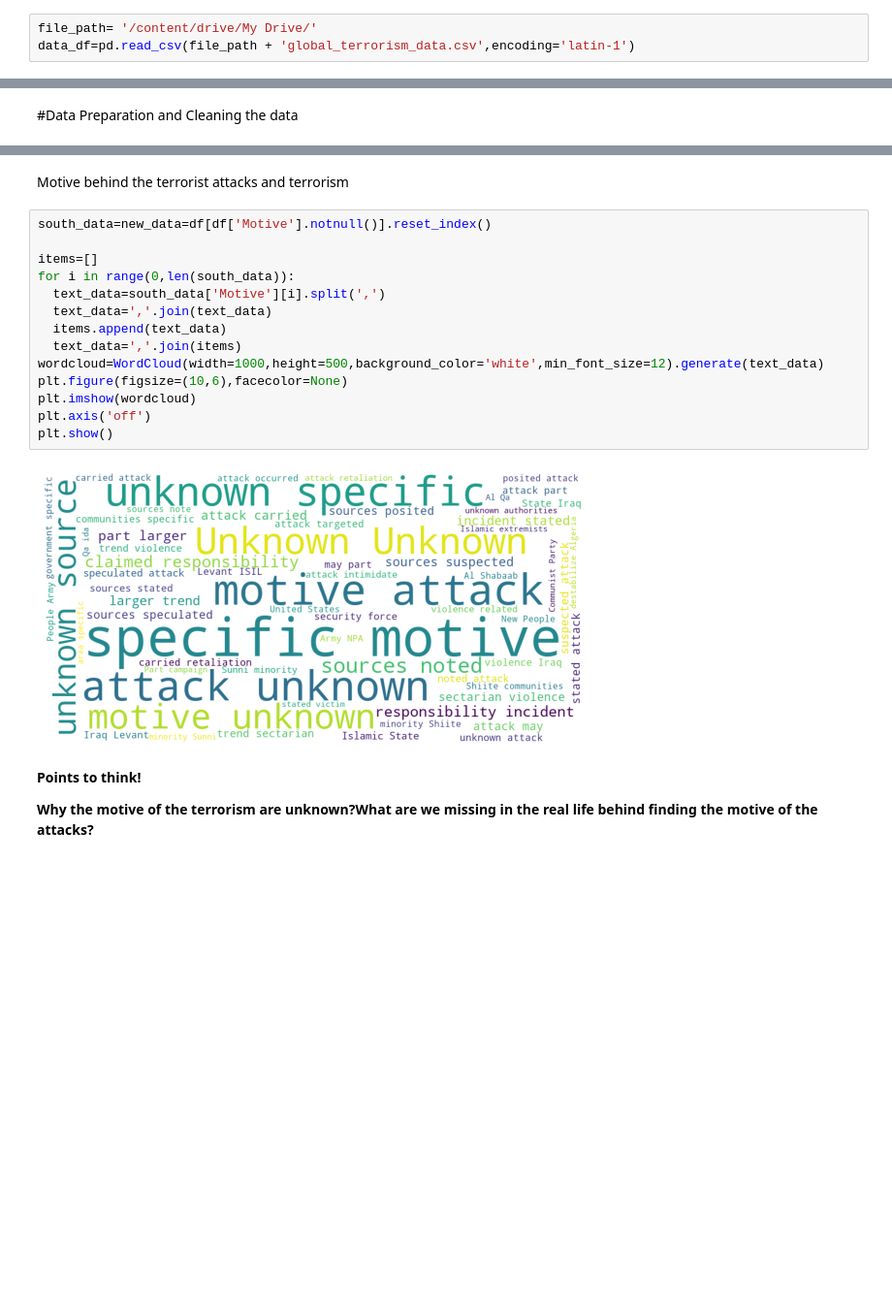
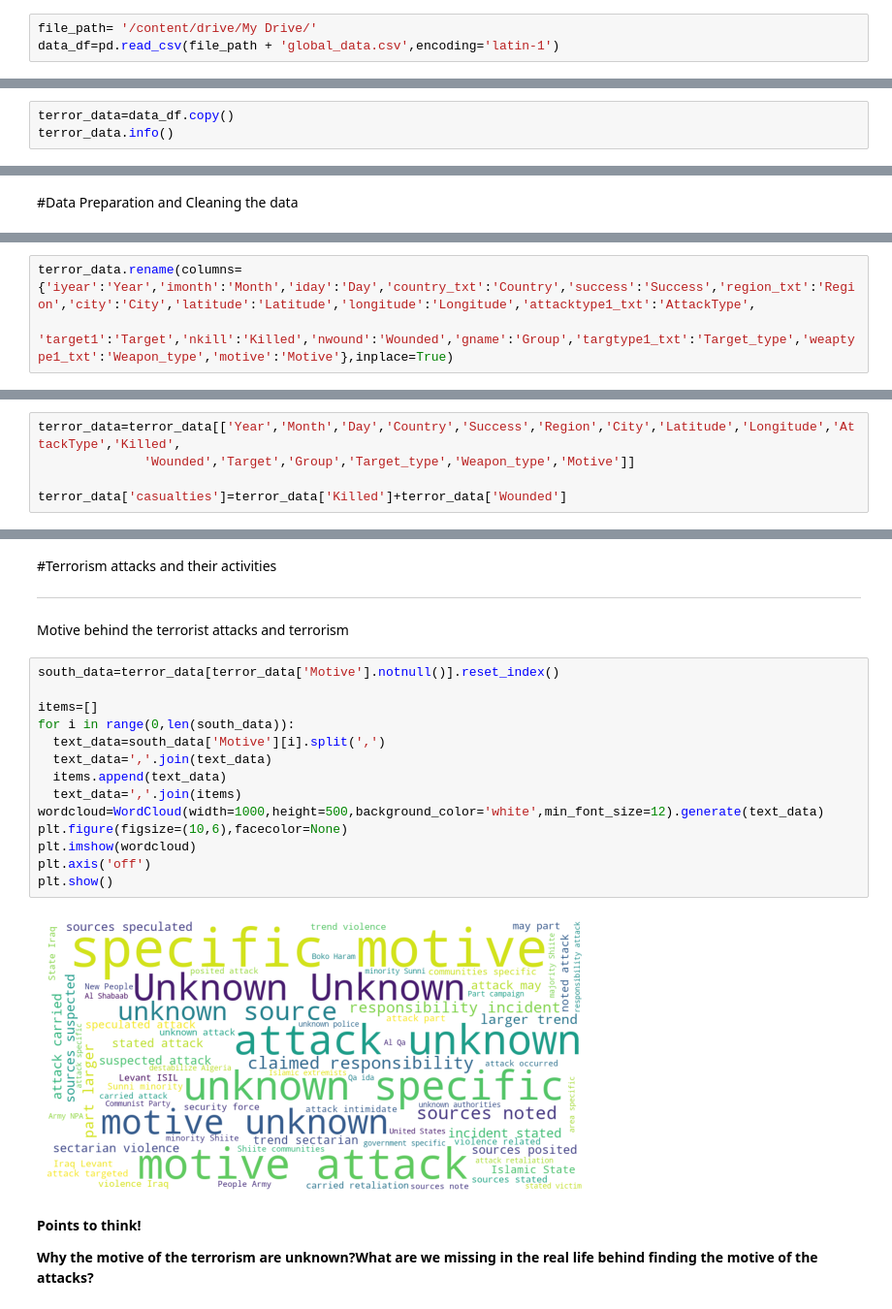
Before and after one commit to rohitrv8922/global-terrorism-analysis, a Jupyter notebook: Rohit_Verma_(_Global_Terrorism_Analysis_EDA_Capstone_Project).ipynb, the cells around one changed output, grey strips where cells are left out. Shown at 97% size. Drawn from its saved outputs; the diff is of its cells as text; blank space fills up the shorter version.

```diff
--- a/Rohit_Verma_(_Global_Terrorism_Analysis_EDA_Capstone_Project).ipynb
+++ b/Rohit_Verma_(_Global_Terrorism_Analysis_EDA_Capstone_Project).ipynb
@@ -26,3 +32,3 @@ Mounted at /content/drive/
 # %%
 file_path= '/content/drive/My Drive/'
-data_df=pd.read_csv(file_path + 'global_terrorism_data.csv',encoding='latin-1')
+data_df=pd.read_csv(file_path + 'global_data.csv',encoding='latin-1')
@@ -58,0 +47,3 @@ memory usage: 65.2+ MB
+# %%
+terror_data=data_df.copy()
+terror_data.info()
@@ -236,0 +147,3 @@ Maximum number of people who  killed in terrorist attacks are: 1570.0 that took
+# %%
+terror_data.rename(columns={'iyear':'Year','imonth':'Month','iday':'Day','country_txt':'Country','success':'Success','region_txt':'Region','city':'City','latitude':'Latitude','longitude':'Longitude','attacktype1_txt':'AttackType',
+                   'target1':'Target','nkill':'Killed','nwound':'Wounded','gname':'Group','targtype1_txt':'Target_type','weaptype1_txt':'Weapon_type','motive':'Motive'},inplace=True)
@@ -236,0 +155,5 @@ Maximum number of people who  killed in terrorist attacks are: 1570.0 that took
+# %%
+terror_data=terror_data[['Year','Month','Day','Country','Success','Region','City','Latitude','Longitude','AttackType','Killed',
+              'Wounded','Target','Group','Target_type','Weapon_type','Motive']]
+
+terror_data['casualties']=terror_data['Killed']+terror_data['Wounded']
@@ -237,21 +297,25 @@ Maximum number of people who  killed in terrorist attacks are: 1570.0 that took
+# %% [markdown]
+#Terrorism attacks and their activities
+
+---
 # %% [markdown]
 Motive behind the terrorist attacks and terrorism
 # %%
-south_data=new_data=df[df['Motive'].notnull()].reset_index()
+south_data=terror_data[terror_data['Motive'].notnull()].reset_index()
 
 items=[]
 for i in range(0,len(south_data)):
   text_data=south_data['Motive'][i].split(',')
   text_data=','.join(text_data)
   items.append(text_data)
   text_data=','.join(items)
 wordcloud=WordCloud(width=1000,height=500,background_color='white',min_font_size=12).generate(text_data)
 plt.figure(figsize=(10,6),facecolor=None)
 plt.imshow(wordcloud)
 plt.axis('off')
 plt.show()
 # %% [output]
-[figure, old version]
+[figure, new version]
 # %% [markdown]
 **Points to think!**
 
```
Also changed, not shown: parts of 68 cells of this notebook.
